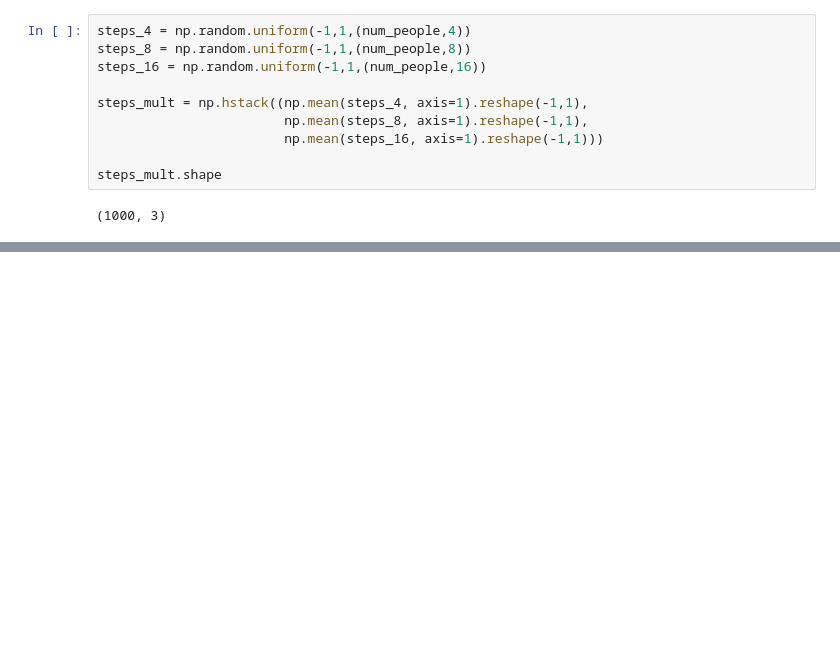
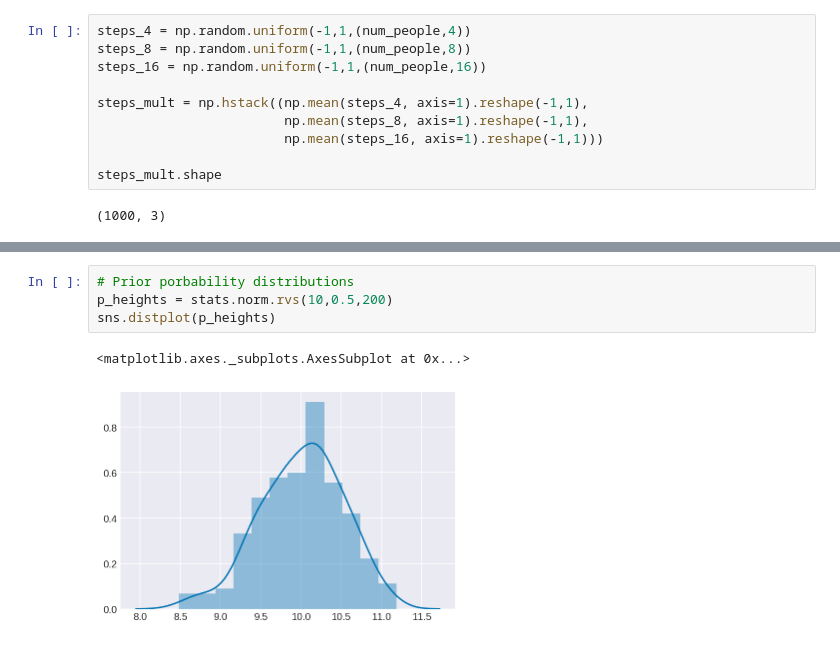
Before and after one commit to svats2k/statrethinking_winter2019, a Jupyter notebook: chapters/chapter4_pymc3.ipynb, the cells around one changed output, grey strips where cells are left out. Drawn from its saved outputs; the diff is of its cells as text; blank space fills up the shorter version.

```diff
--- a/chapters/chapter4_pymc3.ipynb
+++ b/chapters/chapter4_pymc3.ipynb
@@ -53,0 +75,7 @@ for idx, step in enumerate(steps):
+# %%
+# Prior porbability distributions
+p_heights = stats.norm.rvs(10,0.5,200)
+sns.distplot(p_heights)
+# %% [output]
+<matplotlib.axes._subplots.AxesSubplot at 0x...>
+[figure, added]
```
Also changed, not shown: parts of 10 cells of this notebook.
